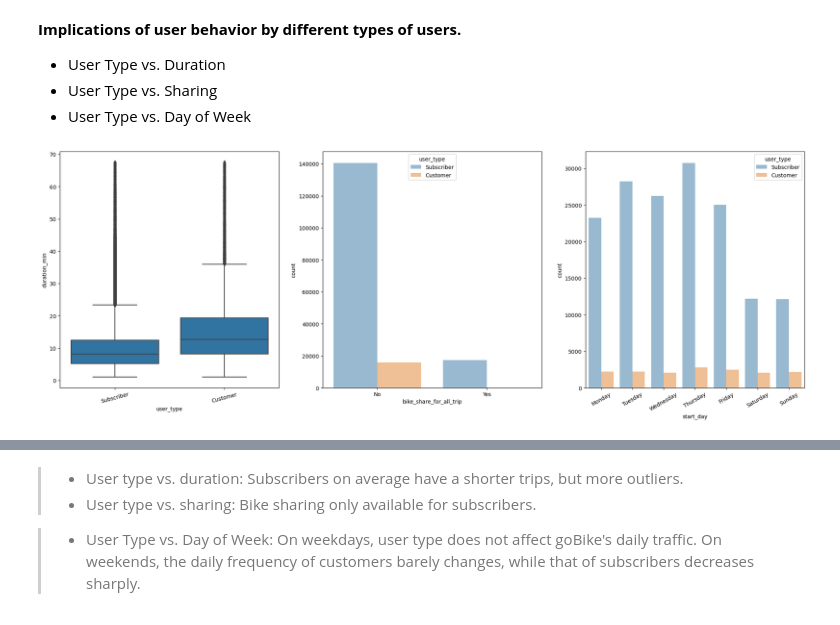
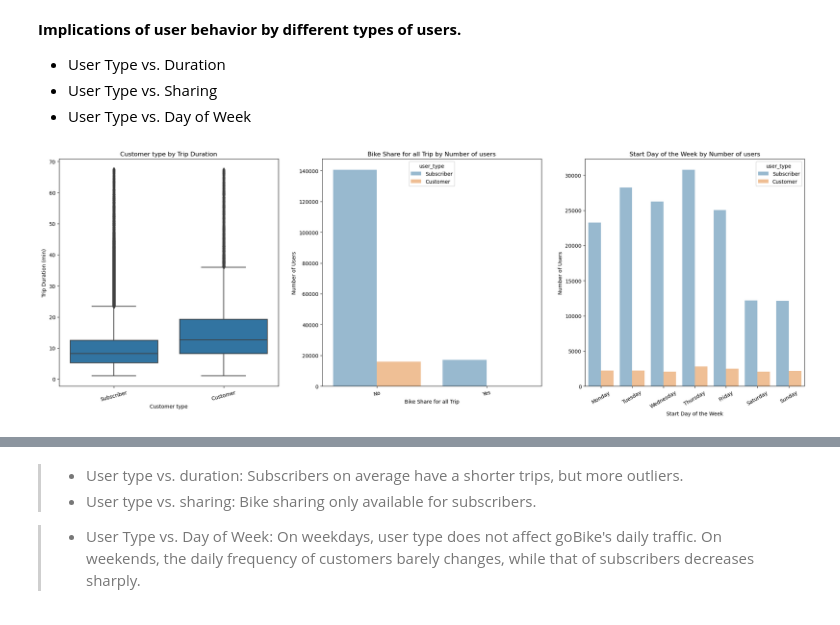
Before and after one commit to Abdou240/Data_Analyst_Nanodegree_ALX, a Jupyter notebook: Projekts/Projekt_3/Part_I_exploration_template.ipynb, the cells around one changed output, grey strips where cells are left out. Cells and saved outputs as stored; diff of their text form; code cells hidden in the pictures.

```diff
--- a/Projekts/Projekt_3/Part_I_exploration_template.ipynb
+++ b/Projekts/Projekt_3/Part_I_exploration_template.ipynb
@@ -887,17 +893,27 @@ plt.xticks(np.arange(2, 24, 2));
 * User Type vs. Sharing
 * User Type vs. Day of Week
 # %%
-plt.figure(figsize = [25,8])
+plt.figure(figsize = [26,8])
 
 plt.subplot(1,3, 1)
 sb.boxplot(data=Bike_clean, x='user_type', y='duration_min', color=sb.color_palette()[0])
+plt.xlabel("Customer type");
+plt.ylabel('Trip Duration (min)');
+plt.title("Customer type by Trip Duration");
 plt.xticks(rotation=15)
 
 plt.subplot(1,3, 2)
 sb.countplot(data = Bike_clean, x = 'bike_share_for_all_trip', hue = 'user_type',alpha = 0.5);
+plt.xlabel('Bike Share for all Trip');
+plt.ylabel('Number of Users');
+plt.title("Bike Share for all Trip by Number of users");
+plt.xticks(rotation=15)
 
 plt.subplot(1,3, 3)
 sb.countplot(data = Bike_clean ,x = 'start_day', hue = 'user_type',alpha = 0.5,order = day_order)
+plt.xlabel('Start Day of the Week');
+plt.ylabel('Number of Users');
+plt.title("Start Day of the Week by Number of users");
 plt.xticks(rotation=30);
 # %% [output]
-[figure, old version]
+[figure, new version]
```
Also changed, not shown: parts of 34 cells of this notebook, 1 other file.
